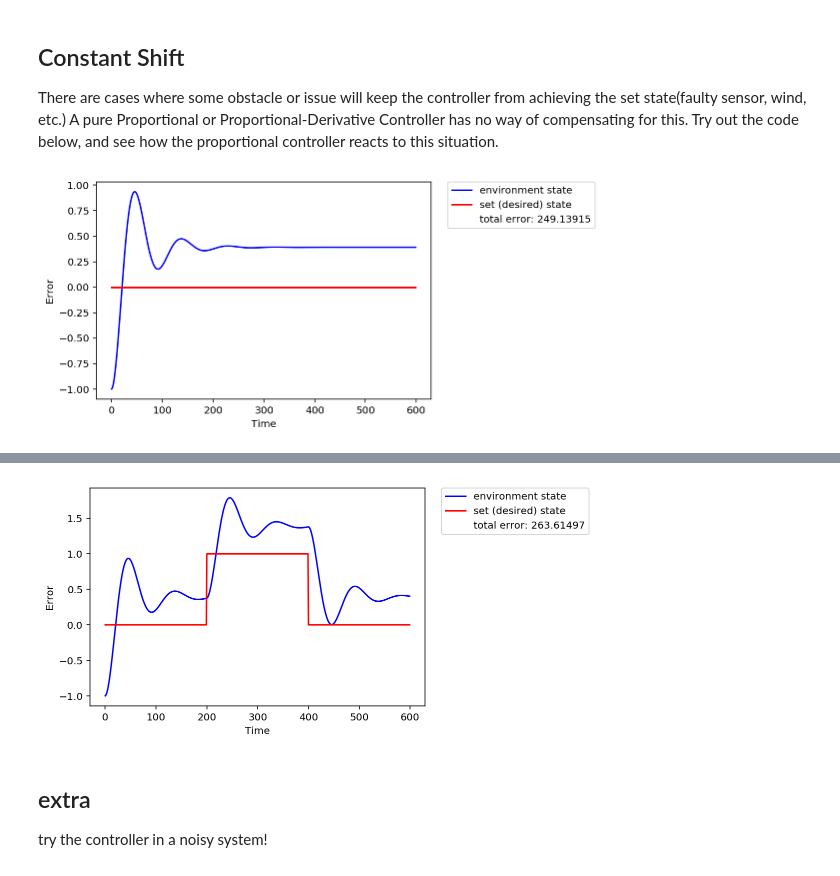
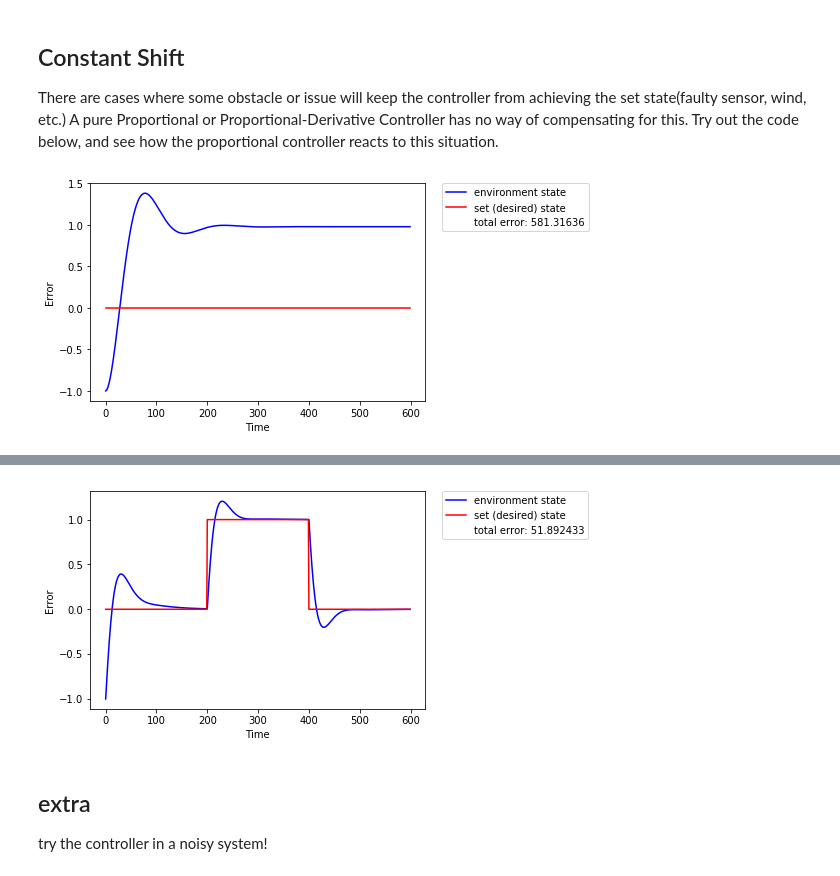
Before and after one commit to kemfic/pid-challenge, a Jupyter notebook: PIDChallenge.ipynb, the cells around one changed output, grey strips where cells are left out. Saved outputs shown, nothing was run; the diff lists cells and outputs as text; code cells hidden in the pictures.

```diff
--- a/PIDChallenge.ipynb
+++ b/PIDChallenge.ipynb
@@ -159,13 +159,13 @@ Constant Shift
 ---
 There are cases where some obstacle or issue will keep the controller from achieving the set state(faulty sensor, wind, etc.) A pure Proportional or Proportional-Derivative Controller has no way of compensating for this. Try out the code below, and see how the proportional controller reacts to this situation.
 # %%
-kp = 0.5 # tune Kp here
+kp = 0.2 # tune Kp here
 controller = PController(kp) # declare and init a PController object.
 
 plant = Plant(controller, set_steady=True, set_shift=True) # declare and init Plant (simulator)
 plant.simulate()
 # %% [output]
-[figure, old version]
+[figure, new version]
 # %% [markdown]
 As you can see, it will converge on a state, but will never reach the desired state. You can fix this by introducing an additional component&mdash;**the Integral component.**
 
@@ -236,14 +239,14 @@ class PIDController(object):
         return response
 # %%
-Kp = 0.5 #tune me!
-Ki = 0.0 #tune me!
-Kd = 0.0 #tune me!
+Kp = 0.9 #tune me!
+Ki = 0.15 #tune me!
+Kd = 0.9 #tune me!
 controller = PIDController(Kp, Ki, Kd)
 
 plant = Plant(controller, set_shift=True)
 plant.simulate()
 # %% [output]
-[figure, old version]
+[figure, new version]
 # %% [markdown]
 extra
 ---
```
Also changed, not shown: parts of 4 cells of this notebook, 1 other file.
